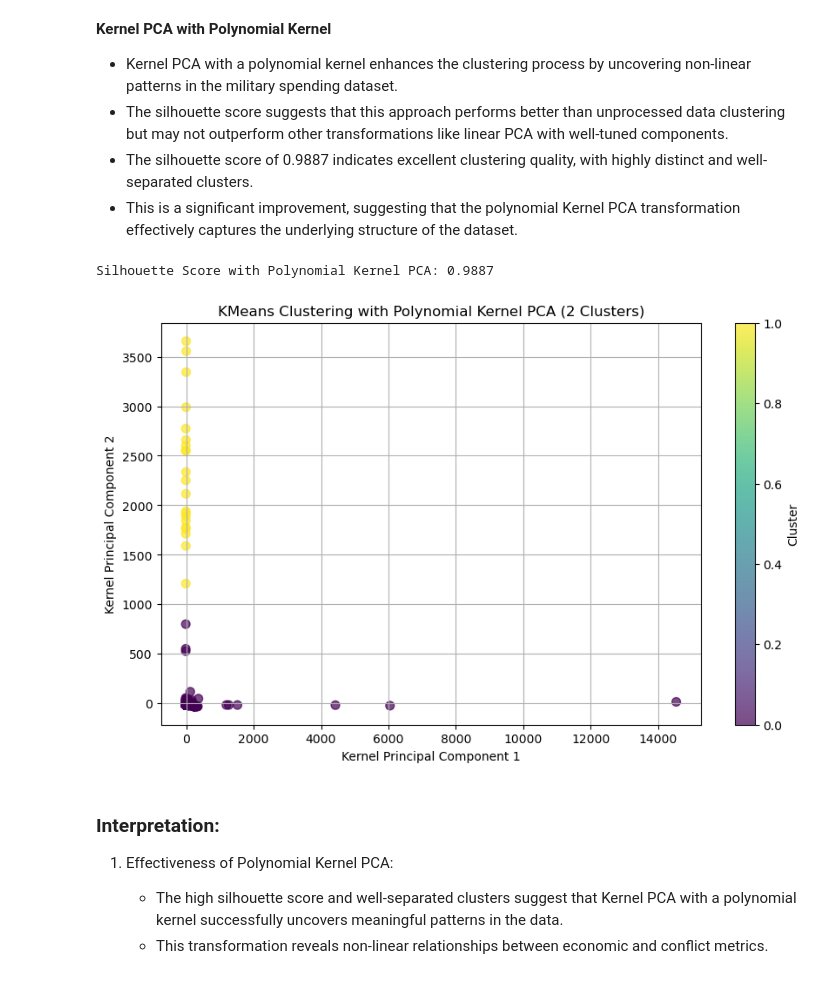
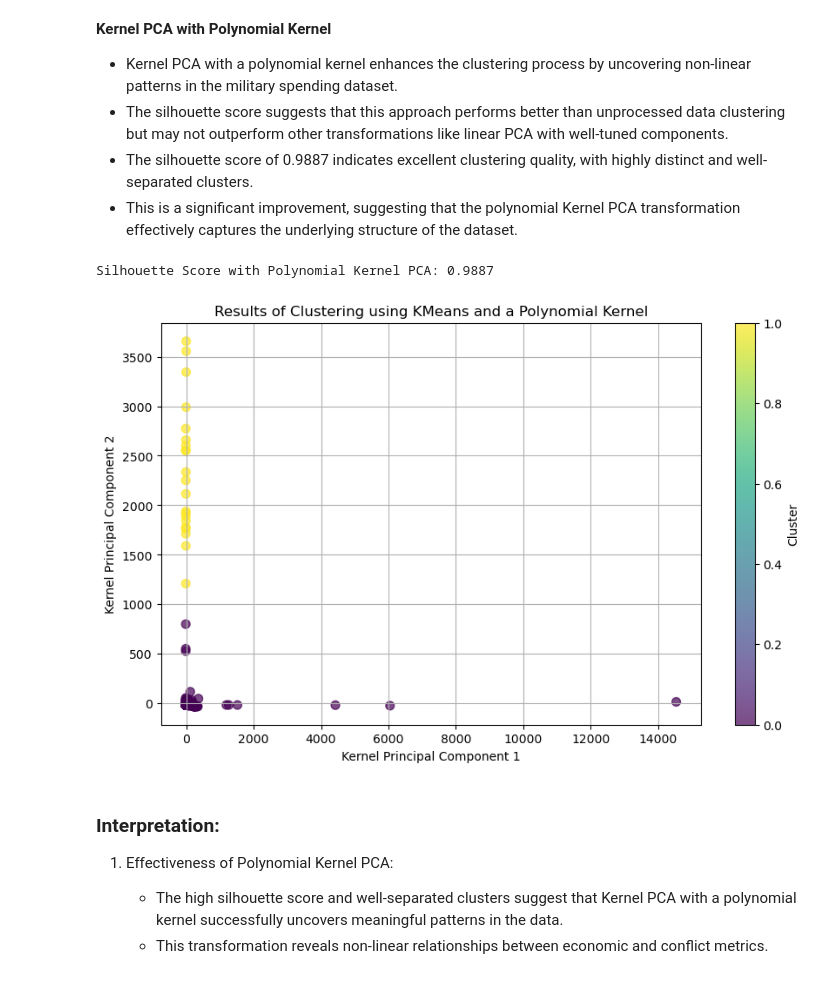
Before and after one commit to swapnilprakashpatil/aai501_6proj, a Jupyter notebook: Notebooks/Clustering Analysis.ipynb, the cells around one changed output. Cells and saved outputs as stored; diff of their text form; code cells hidden in the pictures.

```diff
--- a/Notebooks/Clustering Analysis.ipynb
+++ b/Notebooks/Clustering Analysis.ipynb
@@ -440,28 +440,28 @@ PC3    0.171469
 # %%
 # Apply Kernel PCA with a polynomial kernel
 kernel_pca = KernelPCA(n_components=2, kernel='poly', degree=3, gamma=1, coef0=1)  # Degree and coef0 can be tuned
 reduced_data = kernel_pca.fit_transform(normalized_data)
 
 # Perform KMeans clustering on the Kernel PCA-reduced data
 kmeans = KMeans(n_clusters=2, random_state=42)
 poly_labels = kmeans.fit_predict(reduced_data)
 
 # Calculate Silhouette Score
 poly_silhouette = silhouette_score(reduced_data, poly_labels)
 print(f"Silhouette Score with Polynomial Kernel PCA: {poly_silhouette:.4f}")
 
 # Visualize the clusters from Polynomial Kernel PCA
 plt.figure(figsize=(10, 6))
 plt.scatter(reduced_data[:, 0], reduced_data[:, 1], c=poly_labels, cmap='viridis', s=50, alpha=0.7)
-plt.title(f'KMeans Clustering with Polynomial Kernel PCA (2 Clusters)')
+plt.title(f'Results of Clustering using KMeans and a Polynomial Kernel')
 plt.xlabel('Kernel Principal Component 1')
 plt.ylabel('Kernel Principal Component 2')
 plt.colorbar(label='Cluster')
 plt.grid(True)
 plt.show()
 # %% [output]
 Silhouette Score with Polynomial Kernel PCA: 0.9887
-[figure, old version]
+[figure, new version]
 # %% [markdown]
 ### Interpretation:
 
```
Also changed, not shown: parts of 2 cells of this notebook, 4 other files.
